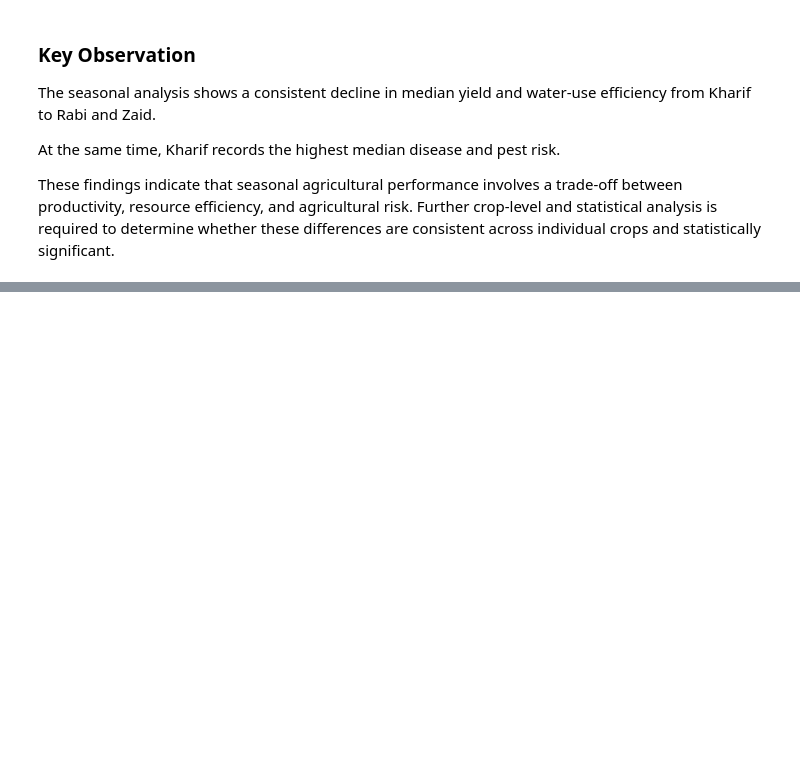
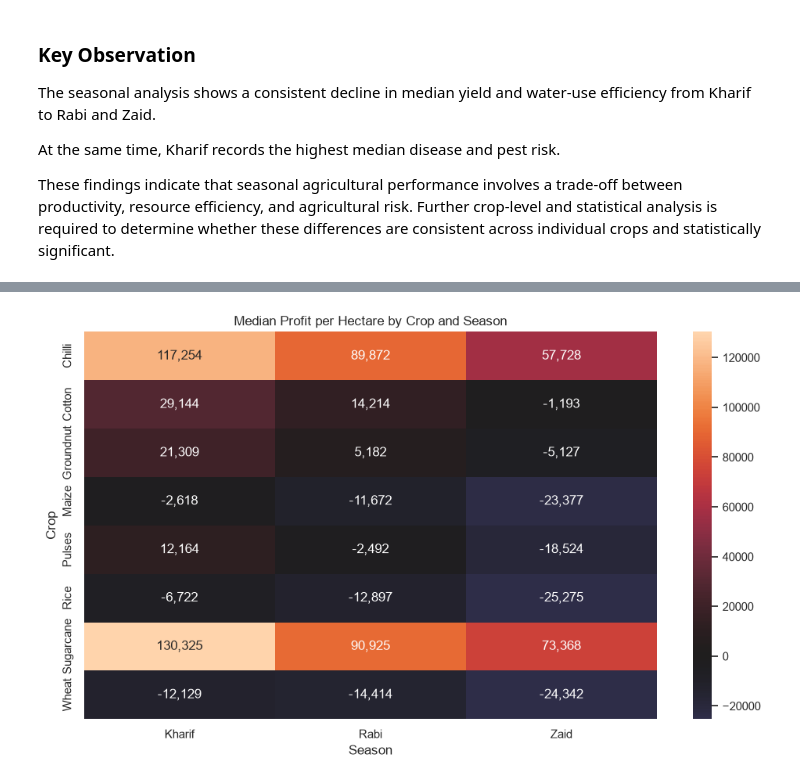
Before and after one commit to TharunPranav2007/Seasonal-Agriculture-Performance-Analysis, a Jupyter notebook: notebooks/seasonal_agriculture_analysis.ipynb, the cells around one changed output, grey strips where cells are left out. Saved outputs shown, nothing was run; the diff lists cells and outputs as text; code cells hidden in the pictures; blank space fills up the shorter version.

```diff
--- a/notebooks/seasonal_agriculture_analysis.ipynb
+++ b/notebooks/seasonal_agriculture_analysis.ipynb
@@ -1344,0 +1421,10 @@ These findings indicate that seasonal agricultural performance involves a trade-
+# %%
+crop_season_profit = pd.pivot_table(
+    df_clean,
+    values="Profit_per_Ha",
+    index="Crop",
+    columns="Season",
+    aggfunc="median"
+)
+
+crop_season_profit
@@ -1344,0 +1442,18 @@ These findings indicate that seasonal agricultural performance involves a trade-
+# %%
+plt.figure(figsize=(10, 6))
+
+sns.heatmap(
+    crop_season_profit,
+    annot=True,
+    fmt=",.0f",
+    center=0
+)
+
+plt.title("Median Profit per Hectare by Crop and Season")
+plt.xlabel("Season")
+plt.ylabel("Crop")
+
+plt.tight_layout()
+plt.show()
+# %% [output]
+[figure, added]
```
Also changed, not shown: parts of 17 cells of this notebook.
